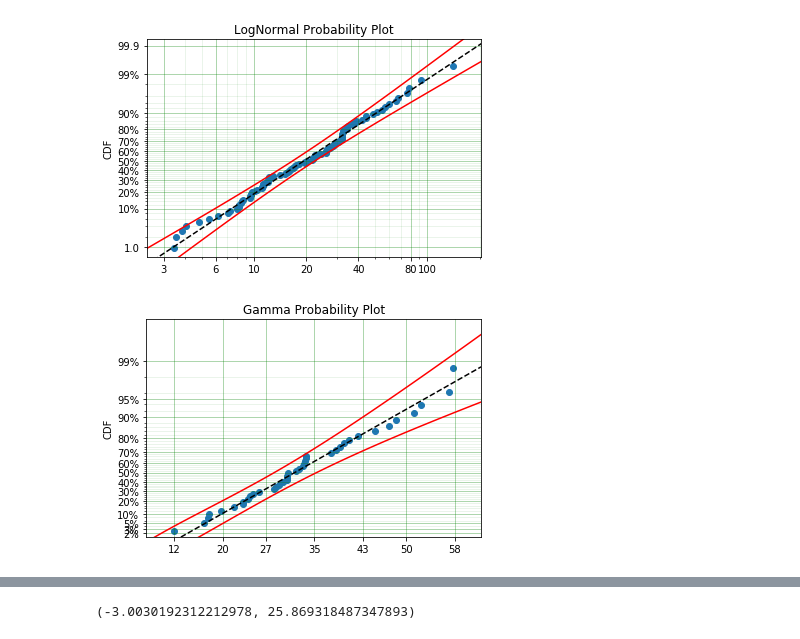
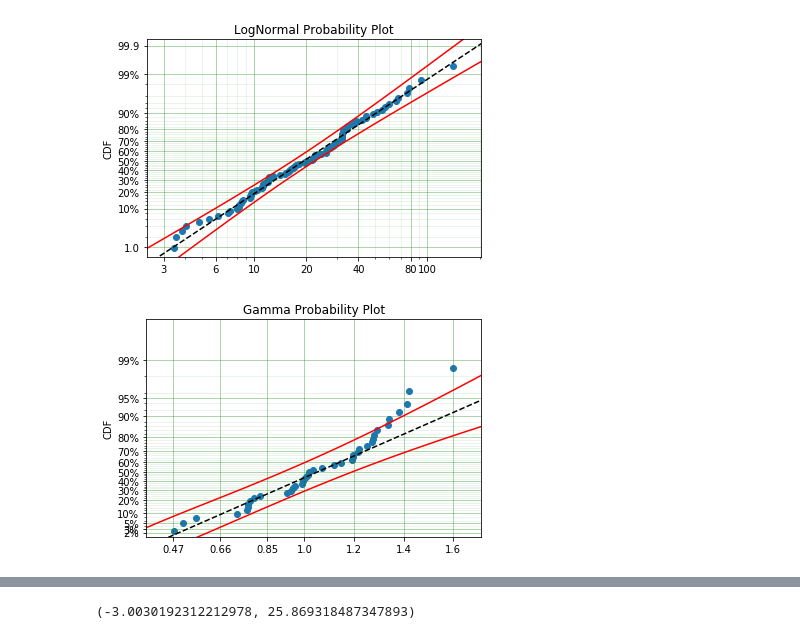
Before and after one commit to derrynknife/SurPyval, a Jupyter notebook: Probability Plotting with Surpyval.ipynb, the cells around one changed output, grey strips where cells are left out. Saved outputs shown, nothing was run; the diff lists cells and outputs as text; code cells hidden in the pictures.

```diff
--- a/Probability Plotting with Surpyval.ipynb
+++ b/Probability Plotting with Surpyval.ipynb
@@ -101,9 +101,9 @@ model.plot(heuristic='Nelson-Aalen', cb=0.05);
 [figure]
 # %%
 dist = surv.parametric.Gamma
-x = dist.random(40, 10, 0.3)
+x = dist.random(40, 10, 10)
 
 model = dist.fit(x, how='MLE')
 model.plot(heuristic='Nelson-Aalen');
 # %% [output]
-[figure, old version]
+[figure, new version]
```
Also changed, not shown: parts of 1 cell of this notebook, 1 other file.
